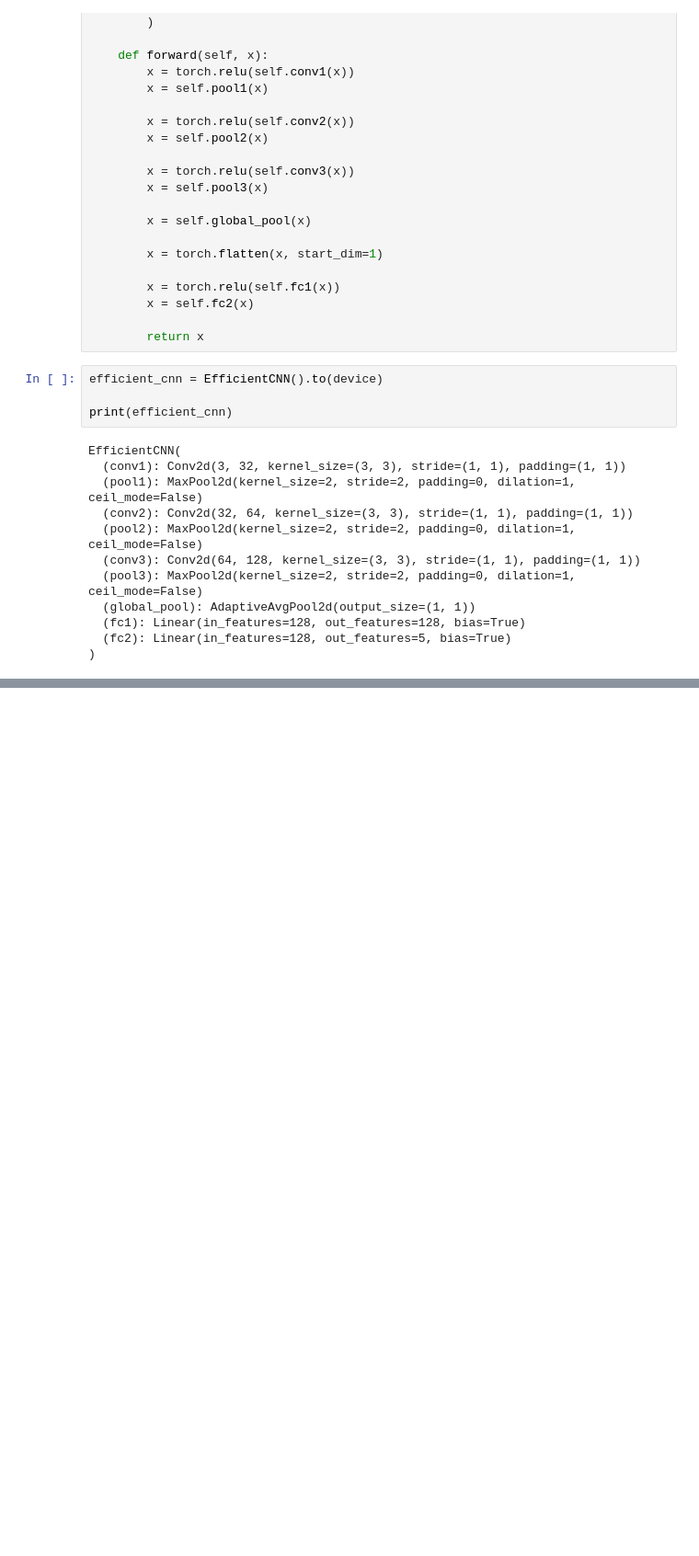
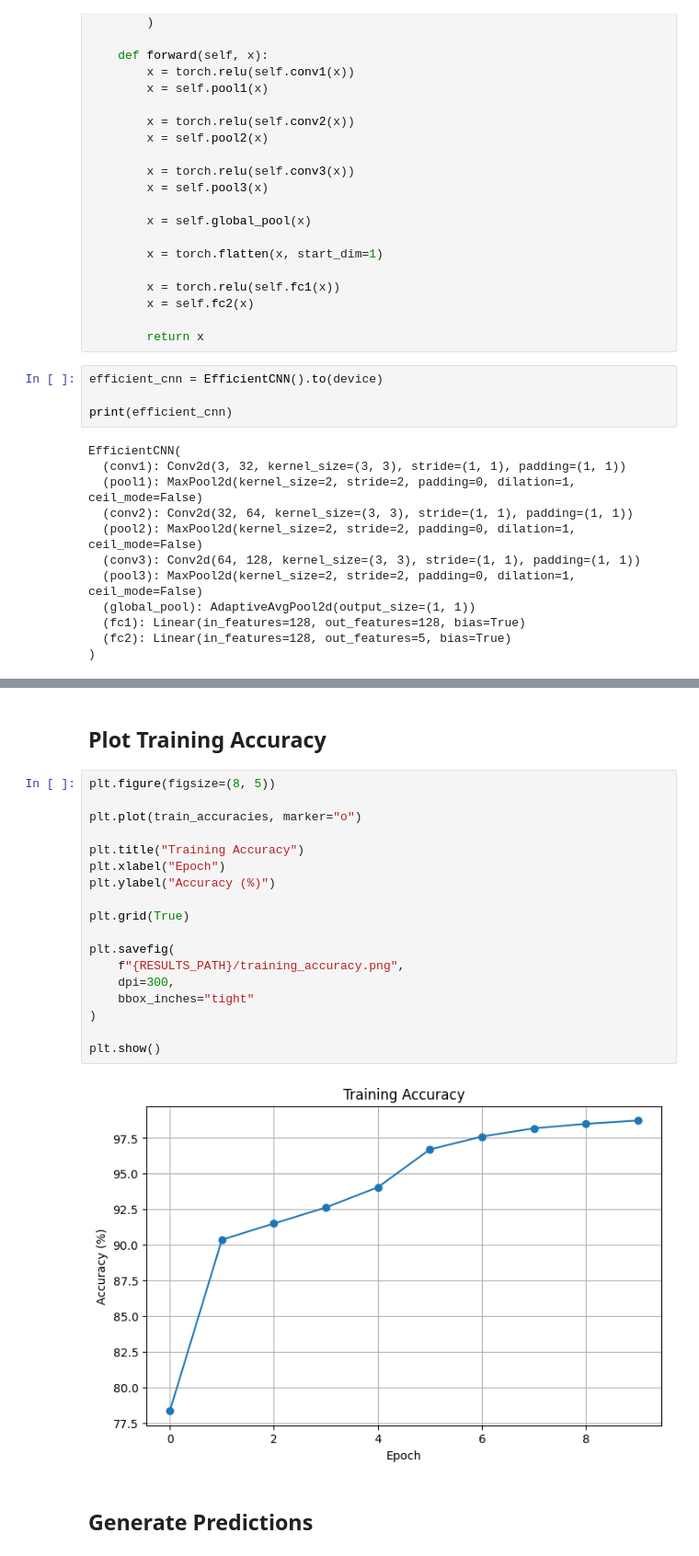
Before and after one commit to kosar-am/rice-classification-cnn, a Jupyter notebook: notebooks/04_pytorch_cnn.ipynb, the cells around one changed output, grey strips where cells are left out. Shown at 92% size. Saved outputs shown, nothing was run; the diff lists cells and outputs as text; blank space fills up the shorter version.

```diff
--- a/notebooks/04_pytorch_cnn.ipynb
+++ b/notebooks/04_pytorch_cnn.ipynb
@@ -546,0 +762,24 @@ EfficientCNN(
+# %% [markdown]
+## Plot Training Accuracy
+# %%
+plt.figure(figsize=(8, 5))
+
+plt.plot(train_accuracies, marker="o")
+
+plt.title("Training Accuracy")
+plt.xlabel("Epoch")
+plt.ylabel("Accuracy (%)")
+
+plt.grid(True)
+
+plt.savefig(
+    f"{RESULTS_PATH}/training_accuracy.png",
+    dpi=300,
+    bbox_inches="tight"
+)
+
+plt.show()
+# %% [output]
+[figure, added]
+# %% [markdown]
+## Generate Predictions
```
Also changed, not shown: parts of 29 cells of this notebook.
